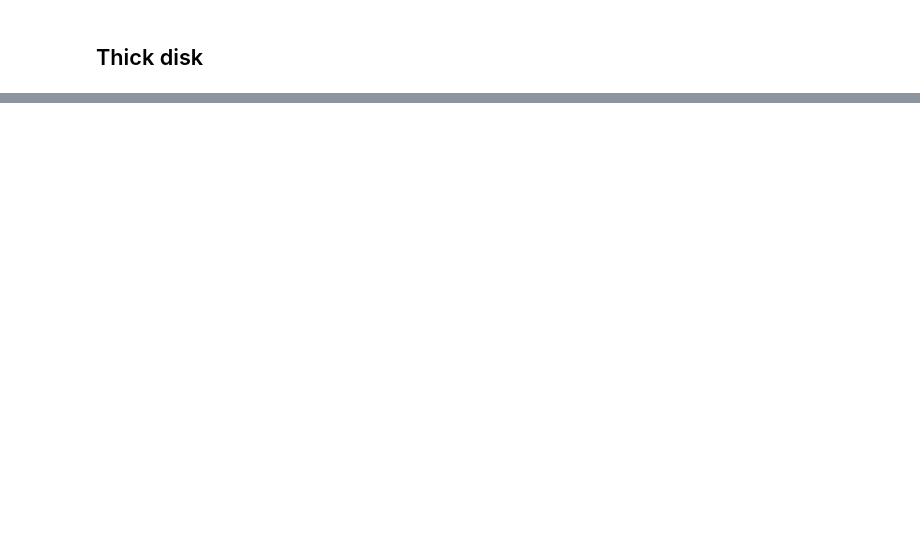
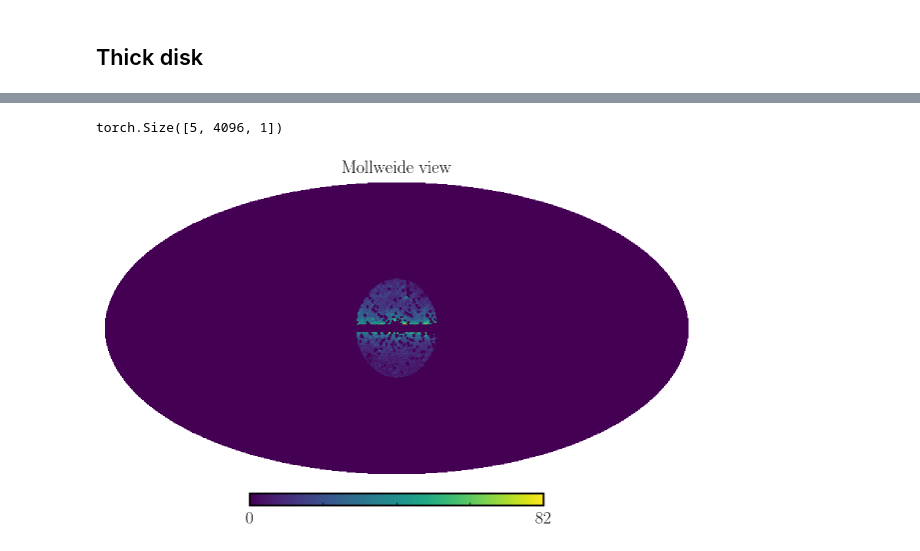
Before and after one commit to smsharma/fermi-gce-flows, a Jupyter notebook: notebooks/02_analysis.ipynb, the cells around one changed output, grey strips where cells are left out. Cells and saved outputs as stored; diff of their text form; code cells hidden in the pictures; blank space fills up the shorter version.

```diff
--- a/notebooks/02_analysis.ipynb
+++ b/notebooks/02_analysis.ipynb
@@ -759,2 +756,15 @@ $9.2^{+0.2}_{-0.6}\%$ & $13.1^{+4.4}_{-7.7}\%$ & $2.3^{1.2}_{2.2}$ & $3.0^{+0.3}
 [figure]
 <Figure size 432x324 with 0 Axes>
+# %%
+from models.healpix_pool_unpool import HealpixMaxPool
+
+pool = HealpixMaxPool()
+pool(x_presimulated.permute(0, 2, 1)).shape
+# %% [output]
+torch.Size([5, 4096, 1])
+# %%
+plot_map = np.zeros(hp.nside2npix(128))
+plot_map[~masks_list[0]] = x_presimulated[0,0,:].detach().numpy()
+hp.mollview(plot_map, nest=True)
+# %% [output]
+[figure, added]
```
Also changed, not shown: parts of 15 cells of this notebook.
